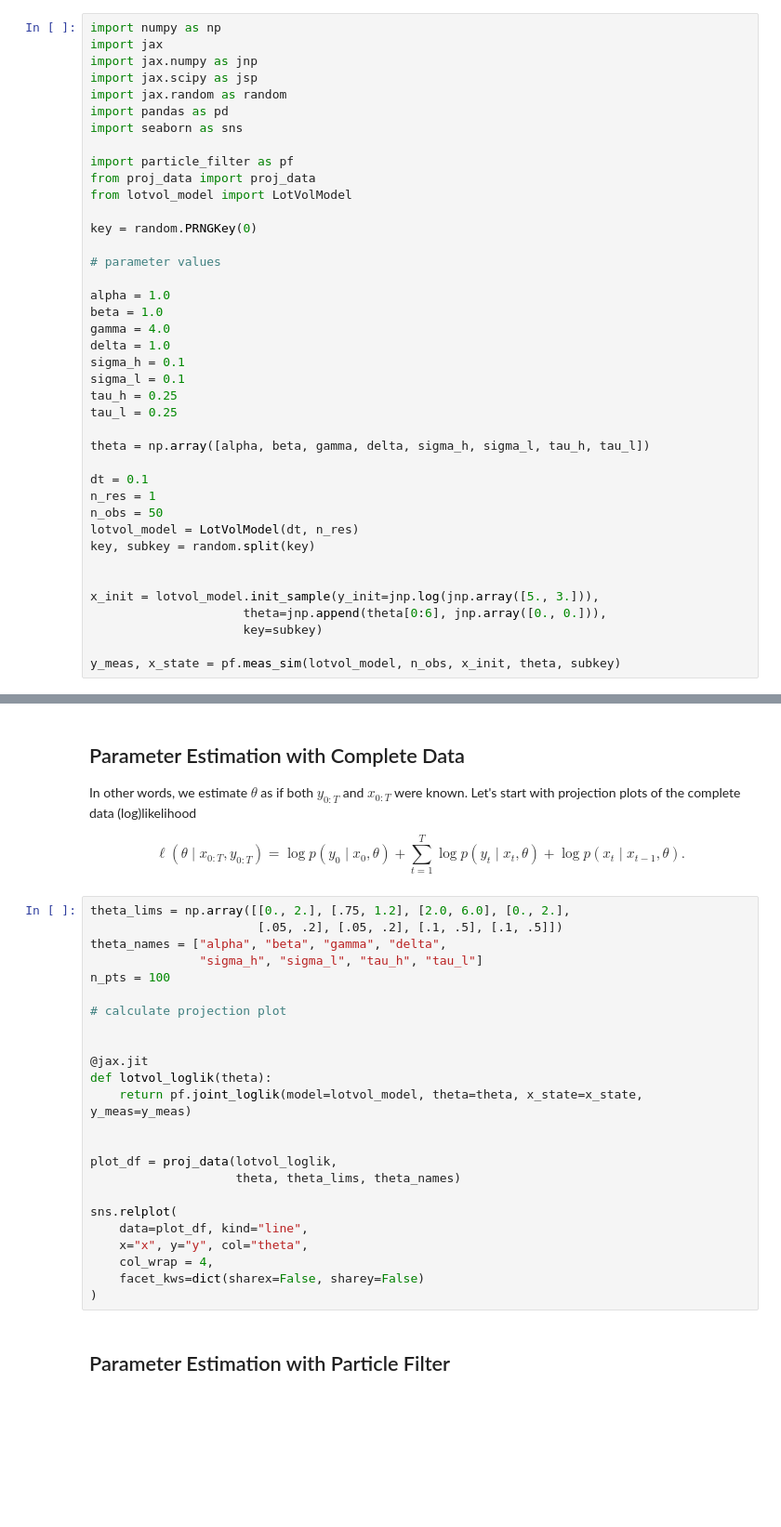
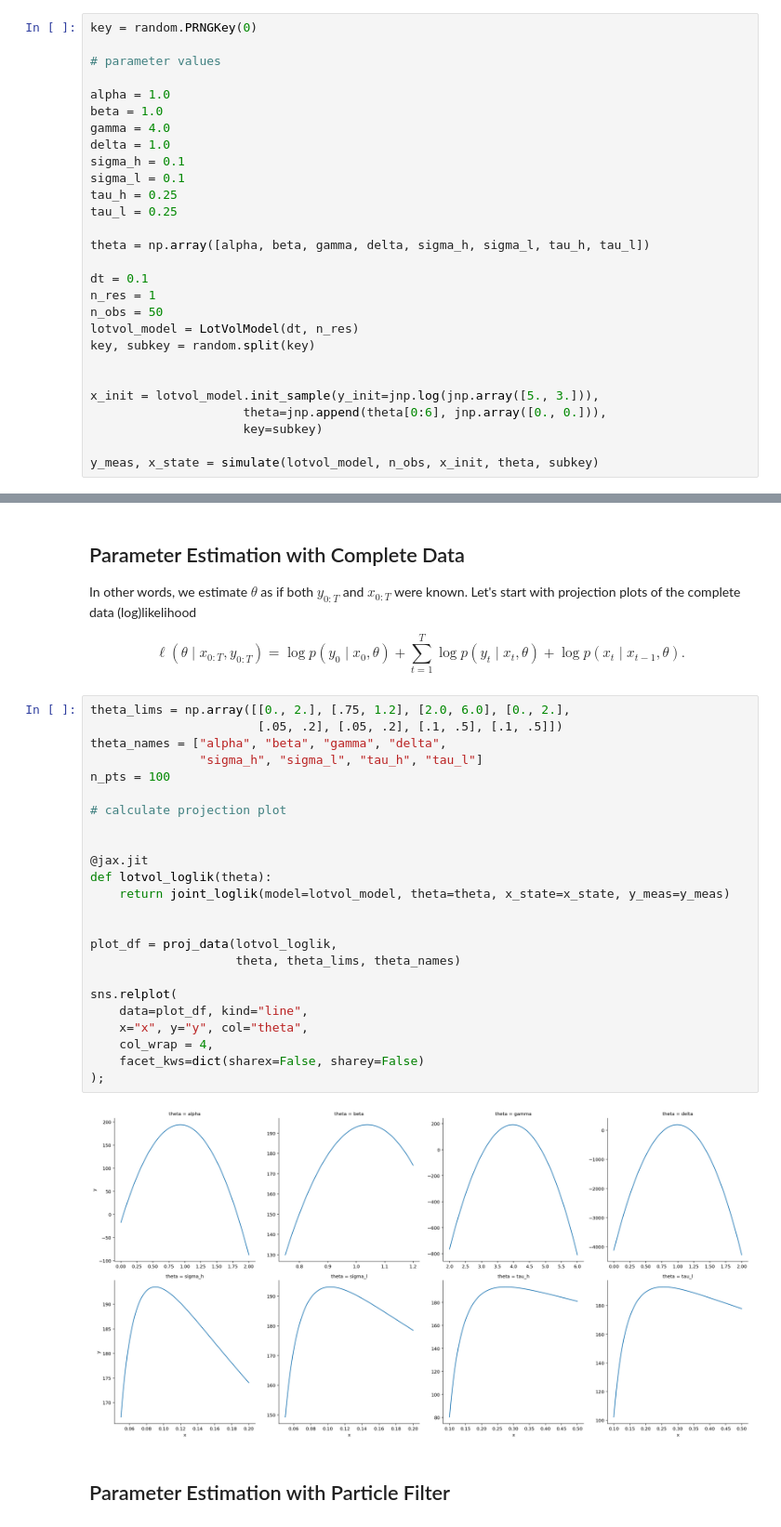
Before and after one commit to mlysy/pfjax, a Jupyter notebook: examples/lotvol.ipynb, the cells around one changed output, grey strips where cells are left out. Shown: that part at 93% size. Drawn from its saved outputs; the diff is of its cells as text; blank space fills up the shorter version.

```diff
--- a/examples/lotvol.ipynb
+++ b/examples/lotvol.ipynb
@@ -3,16 +77,4 @@
 # %%
-import numpy as np
-import jax
-import jax.numpy as jnp
-import jax.scipy as jsp
-import jax.random as random
-import pandas as pd
-import seaborn as sns
-
-import particle_filter as pf
-from proj_data import proj_data
-from lotvol_model import LotVolModel
-
 key = random.PRNGKey(0)
 
 # parameter values
@@ -39,7 +101,7 @@ x_init = lotvol_model.init_sample(y_init=jnp.log(jnp.array([5., 3.])),
                      theta=jnp.append(theta[0:6], jnp.array([0., 0.])),
                      key=subkey)
 
-y_meas, x_state = pf.meas_sim(lotvol_model, n_obs, x_init, theta, subkey)
+y_meas, x_state = simulate(lotvol_model, n_obs, x_init, theta, subkey)
 # %% [markdown]
 Plotting the observations of the state (latent variables) as well as the observations. The latent observations are the smooth lines given below and the observations are the slightly more jagged lines.
 # %%
@@ -60,27 +124,29 @@ $$
 # %%
 theta_lims = np.array([[0., 2.], [.75, 1.2], [2.0, 6.0], [0., 2.],
                        [.05, .2], [.05, .2], [.1, .5], [.1, .5]])
 theta_names = ["alpha", "beta", "gamma", "delta",
                "sigma_h", "sigma_l", "tau_h", "tau_l"]
 n_pts = 100
 
 # calculate projection plot
 
 
 @jax.jit
 def lotvol_loglik(theta):
-    return pf.joint_loglik(model=lotvol_model, theta=theta, x_state=x_state, y_meas=y_meas)
+    return joint_loglik(model=lotvol_model, theta=theta, x_state=x_state, y_meas=y_meas)
 
 
 plot_df = proj_data(lotvol_loglik,
                     theta, theta_lims, theta_names)
 
 sns.relplot(
     data=plot_df, kind="line",
     x="x", y="y", col="theta",
     col_wrap = 4,
     facet_kws=dict(sharex=False, sharey=False)
-)
+);
+# %% [output]
+[figure, added]
 # %% [markdown]
 ## Parameter Estimation with Particle Filter
 # %%
```
Also changed, not shown: parts of 8 cells of this notebook, 5 other files.
